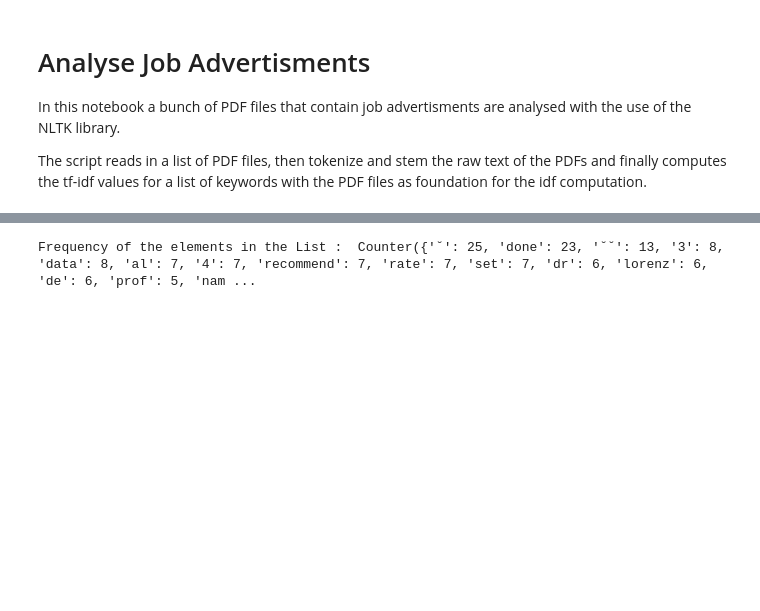
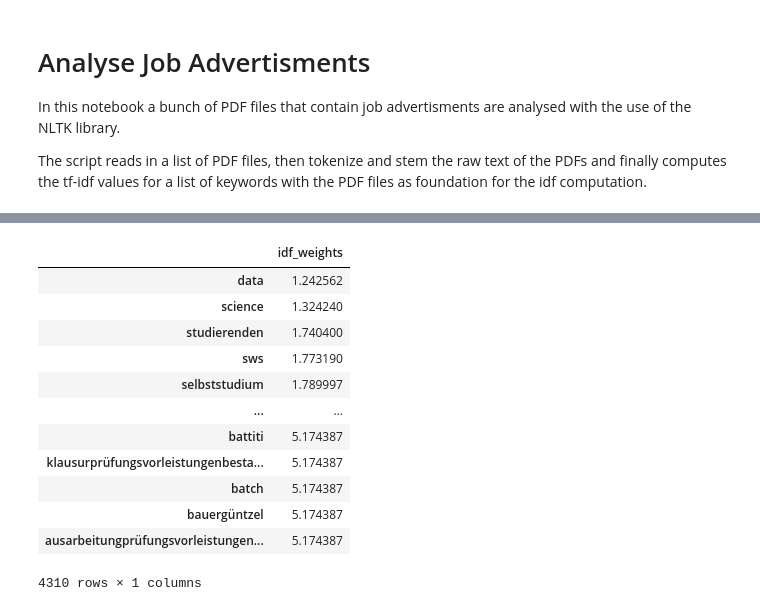
Before and after one commit to phschaer/job-ad-analyzer, a Jupyter notebook: Job-Ad-Analyzer.ipynb, the cells around one changed output, grey strips where cells are left out. Drawn from its saved outputs; the diff is of its cells as text; code cells hidden in the pictures; blank space fills up the shorter version.

```diff
--- a/Job-Ad-Analyzer.ipynb
+++ b/Job-Ad-Analyzer.ipynb
@@ -24,21 +58,22 @@ def tokenize(text):
 # %%
+# Read all PDF files
+rawtext_dict = {}
 numFiles = 0
-for dirpath, dirs, files in os.walk(dataFolder):
-    for f in files:
-        fname = os.path.join(dirpath, f)
-        #print("fname=", fname)
-        with open(fname, 'rb') as pdfFileObj:
+for dirpath, dirs, files in os.walk(pdfFolder):
+    for filename in files:
+        filepath = os.path.join(dirpath, filename)
+        with open(filepath, 'rb') as pdffile:
             try:
-                numFiles=numFiles+1
-                pdfReader = PyPDF2.PdfFileReader(pdfFileObj)
+                numFiles += 1
+                pdfReader = PyPDF2.PdfFileReader(pdffile)
                 numPages = pdfReader.getNumPages()
                 for numPage in range(numPages):
                     pageObj = pdfReader.getPage(numPage)
-                    text = pageObj.extractText()
-                    token_dict[f] = text.lower().translate(str.maketrans('', '', string.punctuation))
+                    rawtext = pageObj.extractText()
+                    preprocessed_text = preprocess(rawtext)
+                    rawtext_dict[filename+str(numPage)] = preprocessed_text
             except:
-                print("error in PDF file " + fname)
-                numFiles=numFiles-1
-            pdfFileObj.close()
-print("Read " + str(numFiles) + " files")
+                print("error in PDF file " + filepath)
+                numFiles += 1
+            print("Read " + str(numPages) + " pages in file " + filename)
 # %% [output]
@@ -93,12 +103,23 @@ print(tfs)
-# %%
-import collections
-tokens = token_list
-for sw in stopwords:
-    try:
-        tokens = list(filter(lambda a: a != sw, tokens)) # remove stopwords from list
-    except:
-        print(sw + " not in list")
-ctr = collections.Counter(tokens)
-print("Frequency of the elements in the List : ",ctr)
-# %% [output]
-Frequency of the elements in the List :  Counter({'˘': 25, 'done': 23, '˘˘': 13, '3': 8, 'data': 8, 'al': 7, '4': 7, 'recommend': 7, 'rate': 7, 'set': 7, 'dr': 6, 'lorenz': 6, 'de': 6, 'prof': 5, 'nam ...
+# %%
+tfidf_transformer = TfidfTransformer(smooth_idf=True,use_idf=True)
+tfidf_transformer.fit(word_count_vector)
+
+# print idf values
+df_idf = pd.DataFrame(tfidf_transformer.idf_, index=cv.get_feature_names(),columns=["idf_weights"])
+
+# sort ascending
+df_idf.sort_values(by=['idf_weights'])
+# %% [output]
+|  | idf_weights |
+| data | 1.242562 |
+| science | 1.324240 |
+| studierenden | 1.740400 |
+| sws | 1.773190 |
+| selbststudium | 1.789997 |
+| ... | ... |
+| battiti | 5.174387 |
+| klausurprüfungsvorleistungenbesta... | 5.174387 |
+| batch | 5.174387 |
+| bauergüntzel | 5.174387 |
+| ausarbeitungprüfungsvorleistungen... | 5.174387 |
+4310 rows × 1 columns
```
Also changed, not shown: parts of 20 cells of this notebook.
